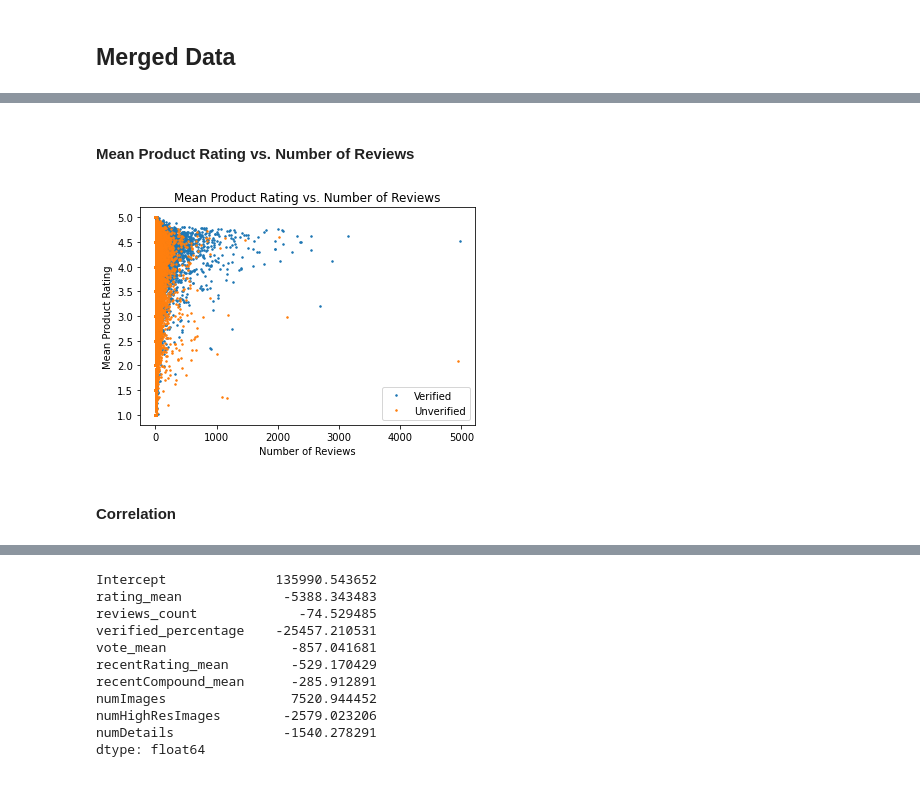
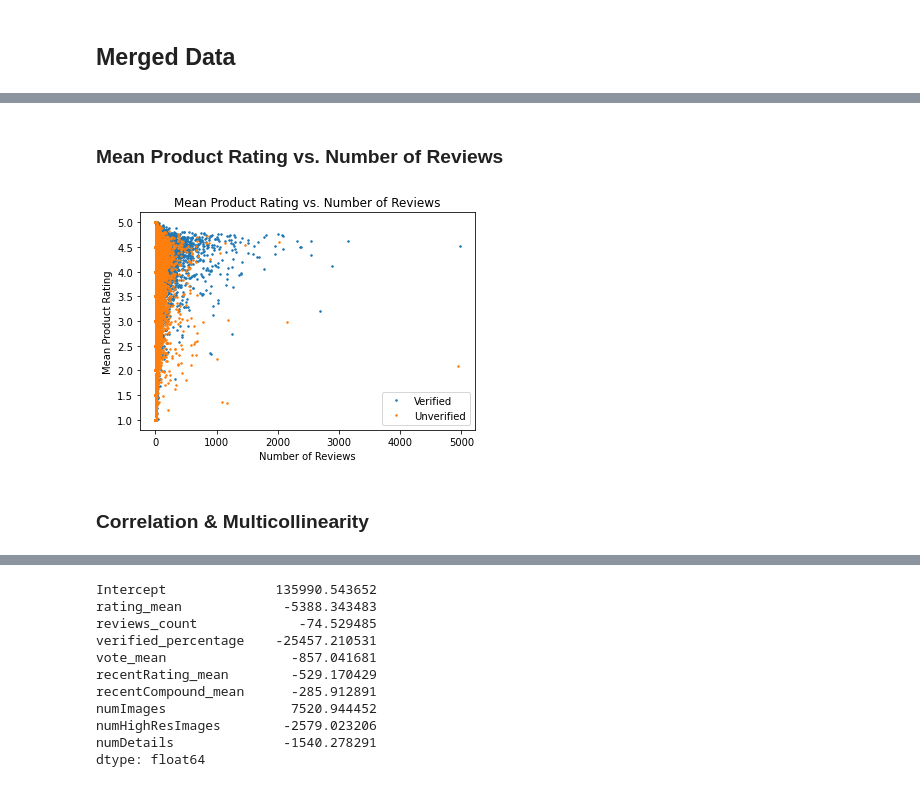
Before and after one commit to ting486/Consumer-Reviews-And-Purchasing-Decisions, a Jupyter notebook: amazon_video_games_25GB_RAM.ipynb, the cells around one changed output, grey strips where cells are left out. Cells and saved outputs as stored; diff of their text form; code cells hidden in the pictures.

```diff
--- a/amazon_video_games_25GB_RAM.ipynb
+++ b/amazon_video_games_25GB_RAM.ipynb
@@ -568,3 +667,0 @@ dfMergedBackup = dfMerged.copy()
-# %%
-# merge into dfMerged
-dfMerged = dfMerged.merge(dfReviewSia, left_index=True, right_index=True)
@@ -606,7 +670,10 @@ dfMerged.boxplot(column='compound', by='rating')
 # %%
-dfMergedMinTime = dfMerged.groupby(by=['asin']).agg({'timeDiff': 'min', 'recentness': 'max'}).reset_index()
+dfMergedMinTime = dfMerged.groupby(by=['Asin']).agg({'Recentness': 'max'}).reset_index()
+dfMergedMinTime = dfMergedMinTime.rename(columns={'Recentness': 'MaxRecentness'})
 # %%
-dfMerged = dfMerged.merge(dfMergedMinTime, how='left', on='asin', suffixes=('', '_y'))
-dfMerged['recentnessReverse'] = dfMerged['recentness_y'] - dfMerged['recentness'] + 1
-dfMerged['recentRating'] = dfMerged['recentnessReverse'] * dfMerged['rating']
-dfMerged['recentCompound'] = dfMerged['recentnessReverse'] * dfMerged['compound']
+dfMerged = dfMerged.merge(dfMergedMinTime, how='left', on='Asin')
+dfMerged['MAXRecentness'] = dfMerged['Recentness'].max() + 1
+# MAXRecentness is absolute max recentness of all asin, MaxRecentness is local max recentness of each asin
+dfMerged['ReverseRecentness'] = dfMerged['MAXRecentness'] - dfMerged['Recentness'] + 1
+dfMerged['RatingByRecentness'] = dfMerged['ReverseRecentness'] * dfMerged['Rating']
+dfMerged['SentimentByRecentness'] = dfMerged['ReverseRecentness'] * dfMerged['Sentiment']
@@ -658,27 +737,27 @@ dfAggr['verified_percentage'].plot.hist(bins=10)
 # %% [markdown]
-#### Mean Product Rating vs. Number of Reviews
+### Mean Product Rating vs. Number of Reviews
 # %%
 # get mean rating and total counts per asin per verified
-gcAsinVer = dfMerged.groupby(['asin', 'verified'], as_index=False).agg({'rating': 'mean', 'reviewerID': 'count'})
-gcAsinVer = gcAsinVer.rename(columns={'rating': 'avgRating', 'reviewerID': 'numReviews'})
-gcAsinVer = gcAsinVer.sort_values(by=['numReviews', 'asin', 'verified'], ascending=[False, True, True], ignore_index=True)
+gcAsinVer = dfMerged.groupby(['Asin', 'IsVerified'], as_index=False).agg({'Rating': 'mean', 'ReviewerId': 'count'})
+gcAsinVer = gcAsinVer.rename(columns={'Rating': 'MeanRating', 'ReviewerId': 'NumReviews'})
+# gcAsinVer = gcAsinVer.sort_values(by=['NumReviews', 'asin', 'verified'], ascending=[False, True, True], ignore_index=True)
 # %%
 # plot scatterplot of ratings vs. number of reviews per product for verified and unverified reviews respectively
-gcVerified = gcAsinVer.loc[gcAsinVer['verified'] == True]
-gcUnverified = gcAsinVer.loc[gcAsinVer['verified'] == False]
+gcVerified = gcAsinVer.loc[gcAsinVer['IsVerified'] == True]
+gcUnverified = gcAsinVer.loc[gcAsinVer['IsVerified'] == False]
 
 plt.figure()
-plt.plot(gcVerified['numReviews'], gcVerified['avgRating'], '.', markersize=3, label='Verified')
-plt.plot(gcUnverified['numReviews'], gcUnverified['avgRating'], '.', markersize=3, label='Unverified')
+plt.plot(gcVerified['NumReviews'], gcVerified['MeanRating'], '.', markersize=3, label='Verified')
+plt.plot(gcUnverified['NumReviews'], gcUnverified['MeanRating'], '.', markersize=3, label='Unverified')
 plt.title('Mean Product Rating vs. Number of Reviews')
 plt.xlabel('Number of Reviews')
 plt.ylabel('Mean Product Rating')
 plt.legend()
 plt.show()
 # %% [output]
-[figure, old version]
+[figure, new version]
 # %% [markdown]
-#### Correlation
+### Correlation & Multicollinearity
 # %%
 dfAggrCorr = dfAggr.corr()
 dfAggrCorr = dfAggrCorr.abs()
```
Also changed, not shown: parts of 106 cells of this notebook.
